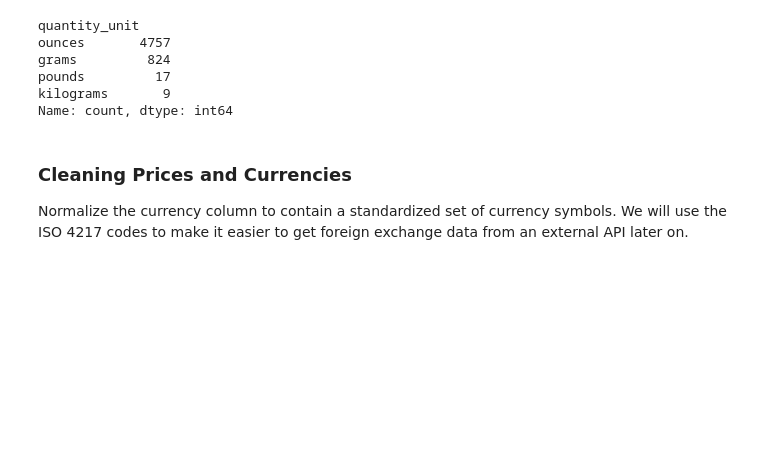
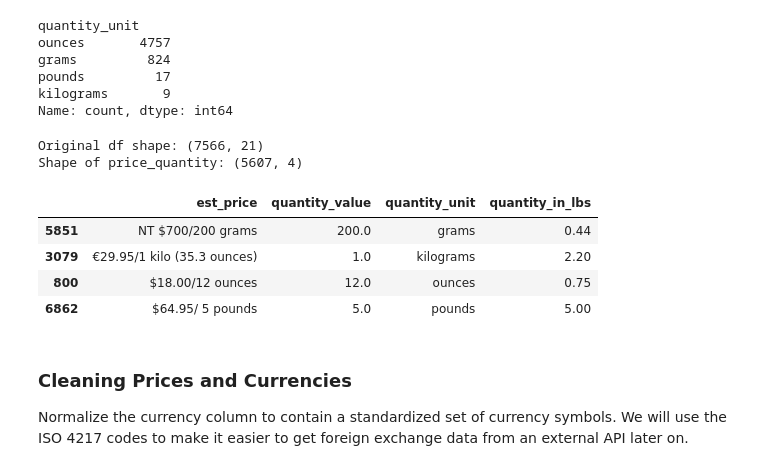
Before and after one commit to tynardone/coffee-review-analysis, a Jupyter notebook: notebooks/1_data_cleaning.ipynb, the cells around one changed output. Cells and saved outputs as stored; diff of their text form; code cells hidden in the pictures; blank space fills up the shorter version.

```diff
--- a/notebooks/1_data_cleaning.ipynb
+++ b/notebooks/1_data_cleaning.ipynb
@@ -298,6 +299,35 @@ grams         824
 pounds         17
 kilograms       9
 Name: count, dtype: int64
+# %%
+def convert_to_lbs(df: pd.DataFrame) -> pd.DataFrame:
+    to_lbs_conversion = {
+        "ounces": 1 / 16,
+        "pounds": 1,
+        "kilograms": 2.20462,
+        "grams": 0.00220462,
+    }
+    df["quantity_in_lbs"] = np.round(
+        df["quantity_value"] * df["quantity_unit"].map(to_lbs_conversion), 2
+    )
+    return df
+
+
+df = (
+    df_in.pipe(tweak_df)
+    .pipe(price_quantity_split)
+    .pipe(convert_to_lbs)
+)
+
+df.groupby('quantity_unit')[['est_price', 'quantity_value', 'quantity_unit', 'quantity_in_lbs']].sample(1)
+# %% [output]
+Original df shape: (7566, 21)
+Shape of price_quantity: (5607, 4)
+|  | est_price | quantity_value | quantity_unit | quantity_in_lbs |
+| 5851 | NT $700/200 grams | 200.0 | grams | 0.44 |
+| 3079 | €29.95/1 kilo (35.3 ounces) | 1.0 | kilograms | 2.20 |
+| 800 | $18.00/12 ounces | 12.0 | ounces | 0.75 |
+| 6862 | $64.95/ 5 pounds | 5.0 | pounds | 5.00 |
 # %% [markdown]
 ### Cleaning Prices and Currencies
 Normalize the currency column to contain a standardized set of currency symbols. We will use the ISO 4217 codes to make it easier to get foreign exchange data from an external API later on.
```
Also changed, not shown: parts of 13 cells of this notebook, 4 other files.
